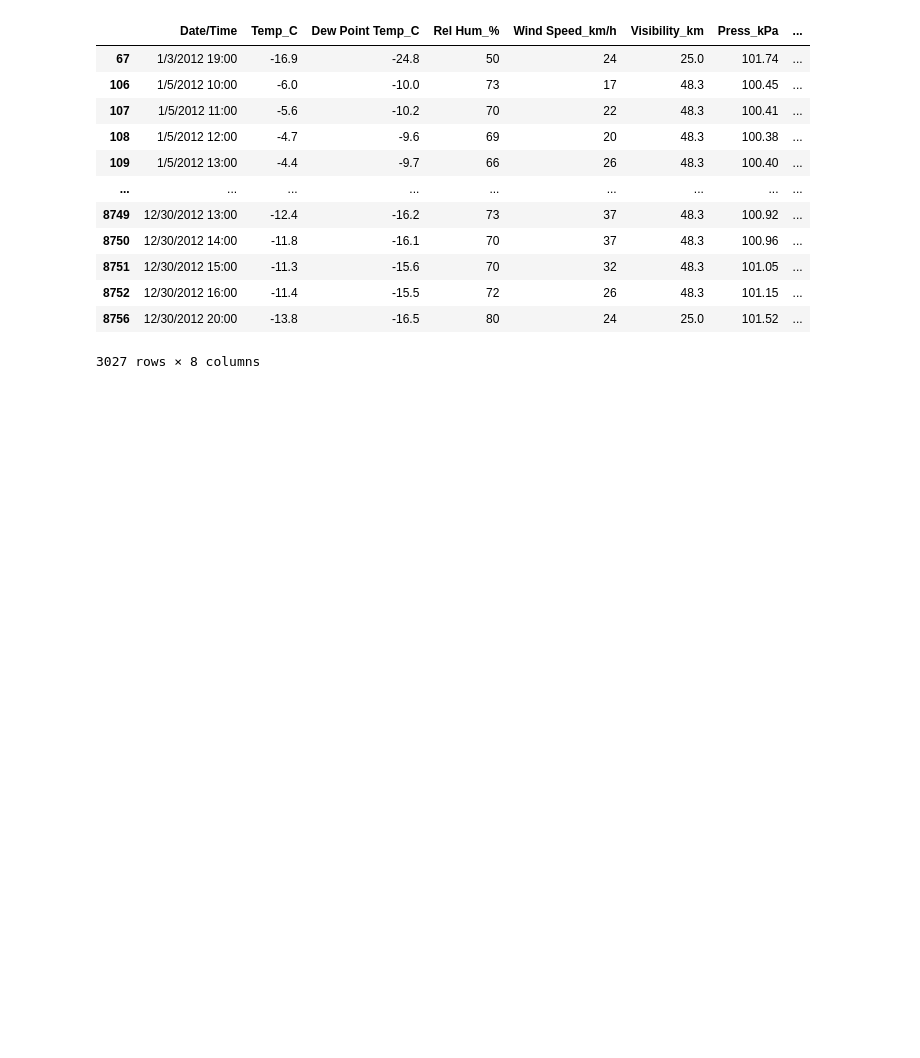
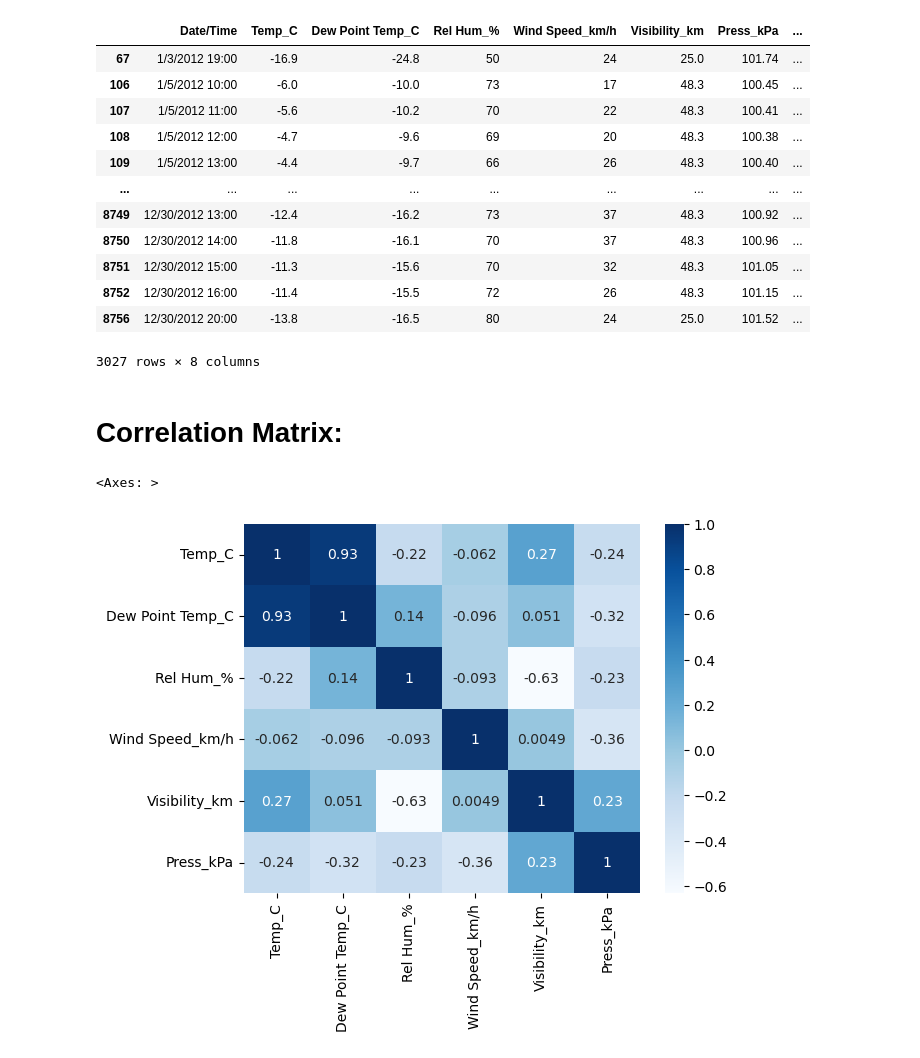
Before and after one commit to LMylonas/Weather-Data-Analysis-Project, a Jupyter notebook: Python Weather Data Analysis Project.ipynb, the cells around one changed output. Drawn from its saved outputs; the diff is of its cells as text; code cells hidden in the pictures; blank space fills up the shorter version.

```diff
--- a/Python Weather Data Analysis Project.ipynb
+++ b/Python Weather Data Analysis Project.ipynb
@@ -217,3 +214,12 @@ data[(data['Weather Condtions'] == 'Clear') | (data['Visibility_km'] > 40)]
 | 8752 | 12/30/2012 16:00 | -11.4 | -15.5 | 72 | 26 | 48.3 | 101.15 | ... |
 | 8756 | 12/30/2012 20:00 | -13.8 | -16.5 | 80 | 24 | 25.0 | 101.52 | ... |
 3027 rows × 8 columns
+# %% [markdown]
+# Correlation Matrix:
+# %%
+corr_heatmap = data.corr(numeric_only = True)
+# %%
+sns.heatmap(corr_heatmap, annot = True, cmap='Blues')
+# %% [output]
+<Axes: >
+[figure, added]
```
Also changed, not shown: parts of 2 cells of this notebook.
